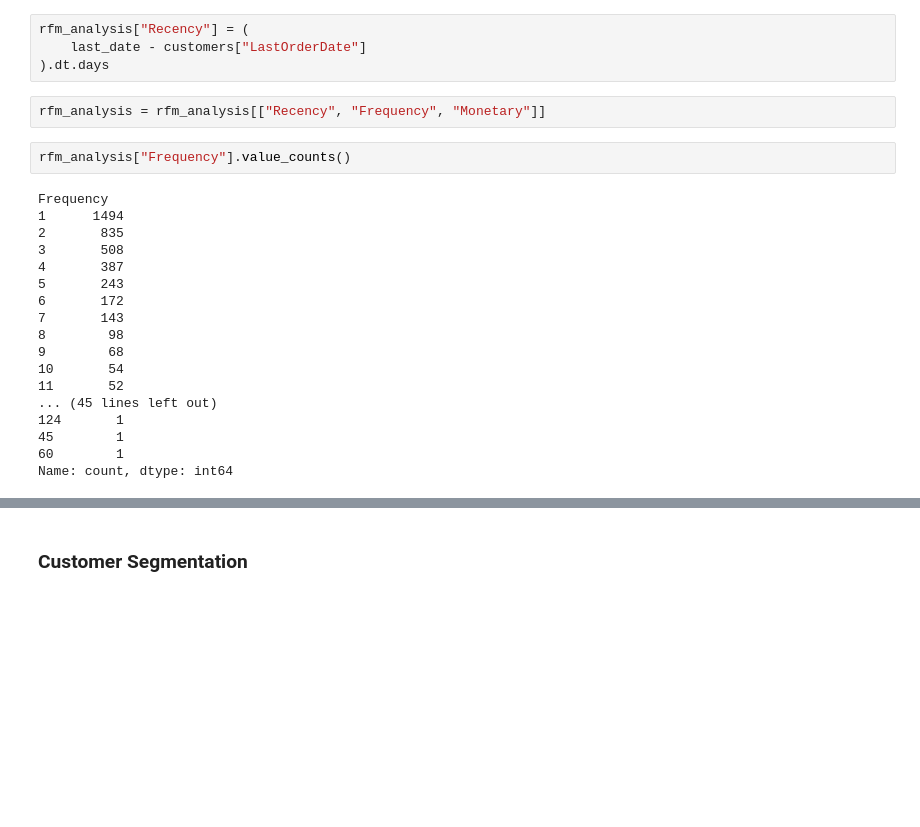
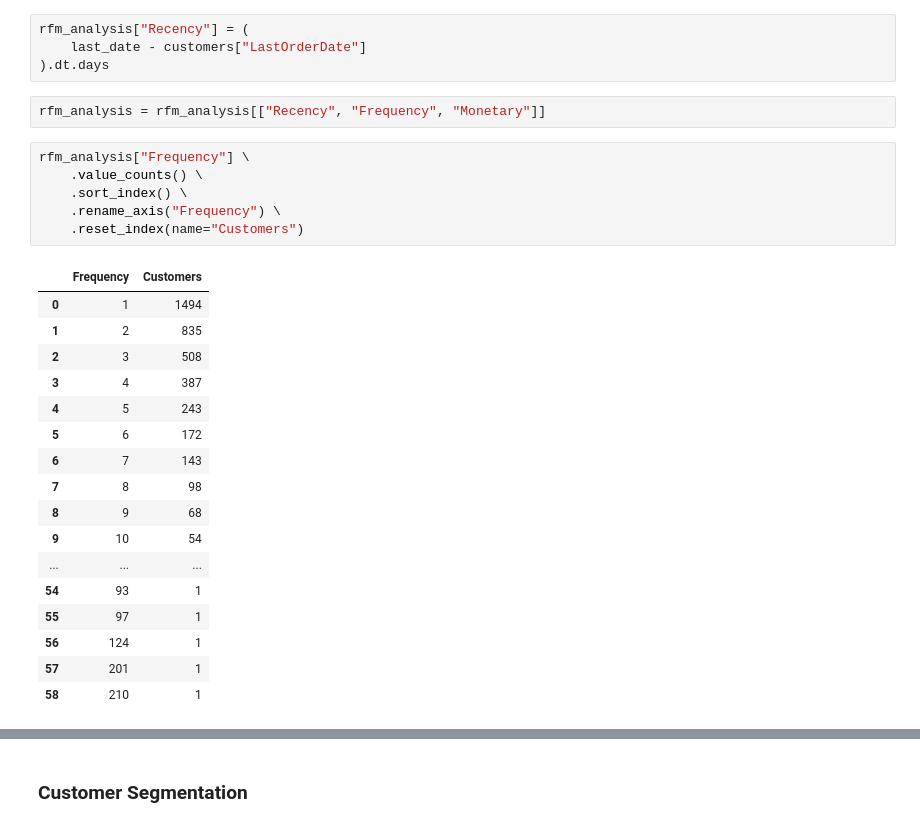
Before and after one commit to MattiaVerardi/online-retail-py, a Jupyter notebook: notebooks/online_retail_py.ipynb, the cells around one changed output, grey strips where cells are left out. Saved outputs shown, nothing was run; the diff lists cells and outputs as text; blank space fills up the shorter version.

```diff
--- a/notebooks/online_retail_py.ipynb
+++ b/notebooks/online_retail_py.ipynb
@@ -822,25 +841,29 @@ rfm_analysis.rename(columns={
 rfm_analysis["Recency"] = (
     last_date - customers["LastOrderDate"]
 ).dt.days
-# %%
-rfm_analysis = rfm_analysis[["Recency", "Frequency", "Monetary"]]
+# %%
+rfm_analysis = rfm_analysis[["Recency", "Frequency", "Monetary"]]
 # %%
-rfm_analysis["Frequency"].value_counts()
+rfm_analysis["Frequency"] \
+    .value_counts() \
+    .sort_index() \
+    .rename_axis("Frequency") \
+    .reset_index(name="Customers")
 # %% [output]
-Frequency
-1      1494
-2       835
-3       508
-4       387
-5       243
-6       172
-7       143
-8        98
-9        68
-10       54
-11       52
-... (45 lines left out)
-124       1
-45        1
-60        1
-Name: count, dtype: int64
+|  | Frequency | Customers |
+| 0 | 1 | 1494 |
+| 1 | 2 | 835 |
+| 2 | 3 | 508 |
+| 3 | 4 | 387 |
+| 4 | 5 | 243 |
+| 5 | 6 | 172 |
+| 6 | 7 | 143 |
+| 7 | 8 | 98 |
+| 8 | 9 | 68 |
+| 9 | 10 | 54 |
+| ... | ... | ... |
+| 54 | 93 | 1 |
+| 55 | 97 | 1 |
+| 56 | 124 | 1 |
+| 57 | 201 | 1 |
+| 58 | 210 | 1 |
```
Also changed, not shown: parts of 15 cells of this notebook, 2 other files.
